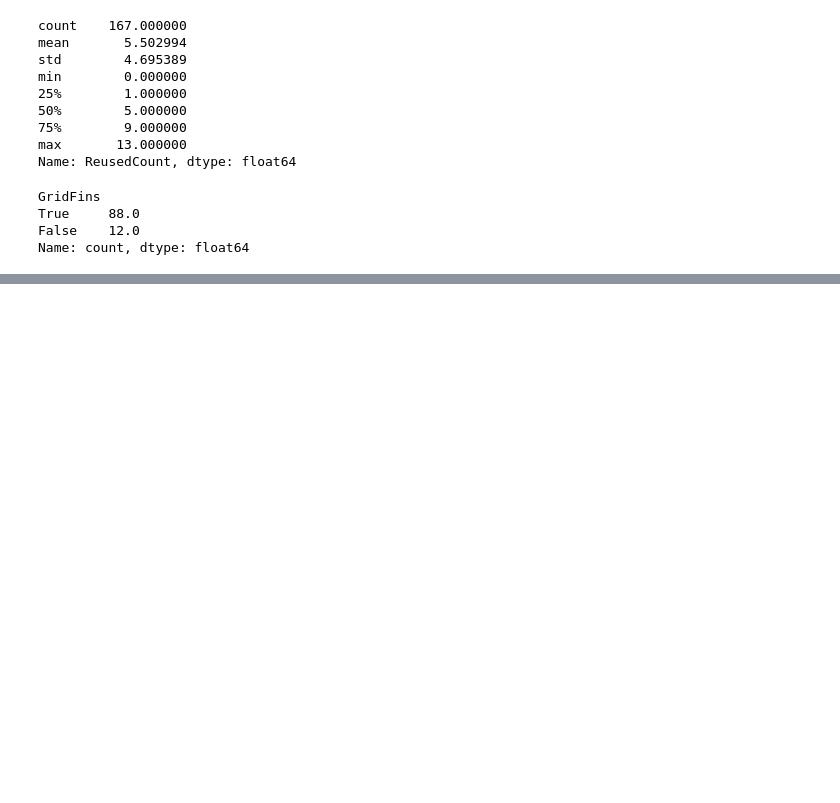
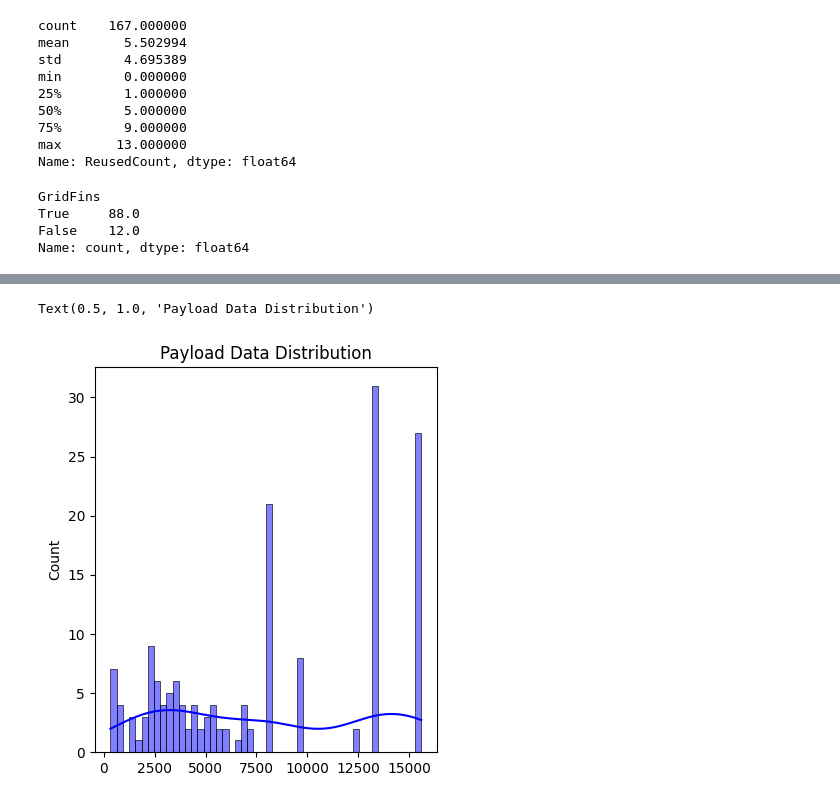
Before and after one commit to ChakshuGrover225/SpaceX-Falcon9-Launch-Mission-Success-Prediction---EDA, a Jupyter notebook: Data_wrangling.ipynb, the cells around one changed output, grey strips where cells are left out. Drawn from its saved outputs; the diff is of its cells as text; code cells hidden in the pictures; blank space fills up the shorter version.

Commit message:
data wrangling updated with Geographical map Visualisation

```diff
--- a/Data_wrangling.ipynb
+++ b/Data_wrangling.ipynb
@@ -156,0 +163,20 @@ Name: count, dtype: float64
+# %%
+#libraries And auxiliary Variables
+
+import pandas as pd
+import numpy as np
+
+
+import matplotlib.pyplot as plt
+import seaborn as sns
+import numpy as np
+import folium
+
+
+
+data_path = "falcon_9_cleaned_data.csv"
+# %%
+
+#understand the Data Structure
+
+dataset = pd.read_csv(data_path)
@@ -156,0 +274,13 @@ Name: count, dtype: float64
+# %%
+payload_mass_list = dataset['PayloadMass'].to_list()
+
+
+plt.figure(figsize=(15, 5))
+
+# Positively Skewed Plot
+plt.subplot(1, 3, 1)
+sns.histplot(payload_mass_list, kde=True, color="blue", bins= 50)
+plt.title('Payload Data Distribution')
+# %% [output]
+Text(0.5, 1.0, 'Payload Data Distribution')
+[figure, added]
```
Also changed, not shown: parts of 12 cells of this notebook, 1 other file.
